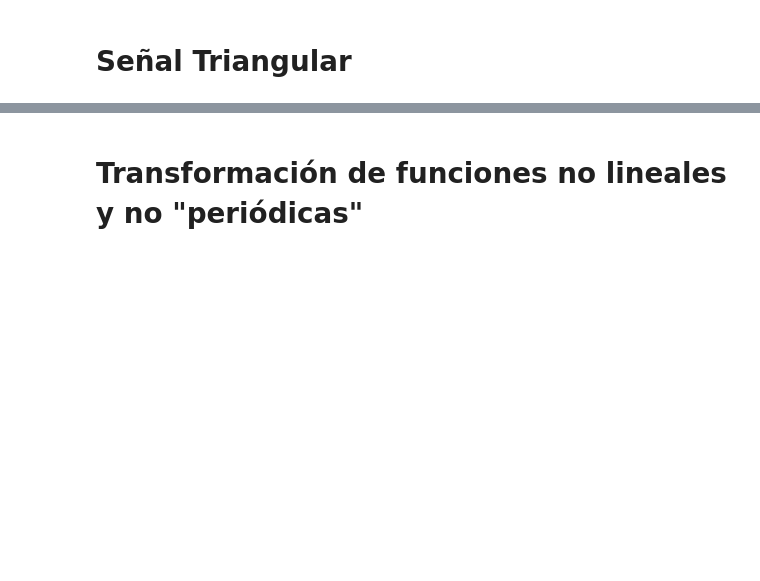
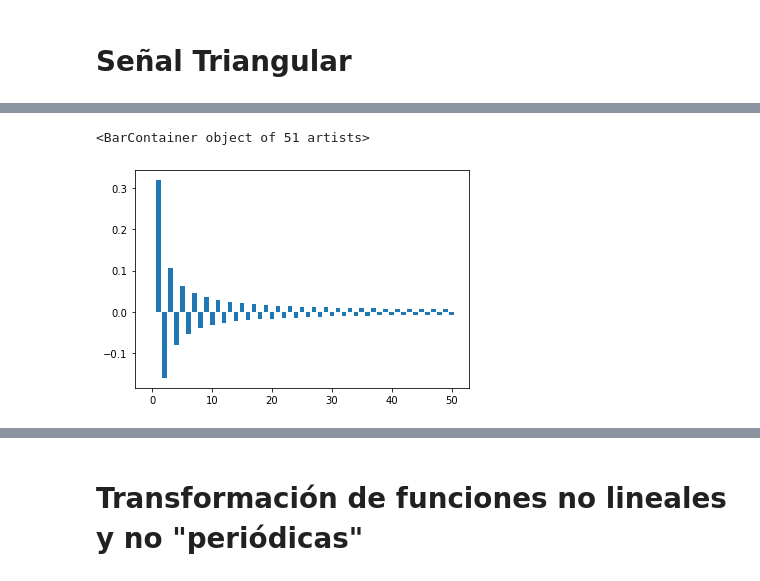
Before and after one commit to BrayanGar123/FISI2028-202010, a Jupyter notebook: ejercicios/semana10/fourier.ipynb, the cells around one changed output, grey strips where cells are left out. Drawn from its saved outputs; the diff is of its cells as text; code cells hidden in the pictures; blank space fills up the shorter version.

```diff
--- a/ejercicios/semana10/fourier.ipynb
+++ b/ejercicios/semana10/fourier.ipynb
@@ -76,5 +116,8 @@ plt.bar(np.arange(100+1),res_a)
 # %%
-plt.bar(np.arange(100+1),res_b)
+plt.bar(np.arange(50+1),res_b[:51])
+# %% [output]
+<BarContainer object of 51 artists>
+[figure, added]
 # %%
 def invSFourier(t,a,b,T):
     assert len(a) == len(b)
```
Also changed, not shown: parts of 24 cells of this notebook.
